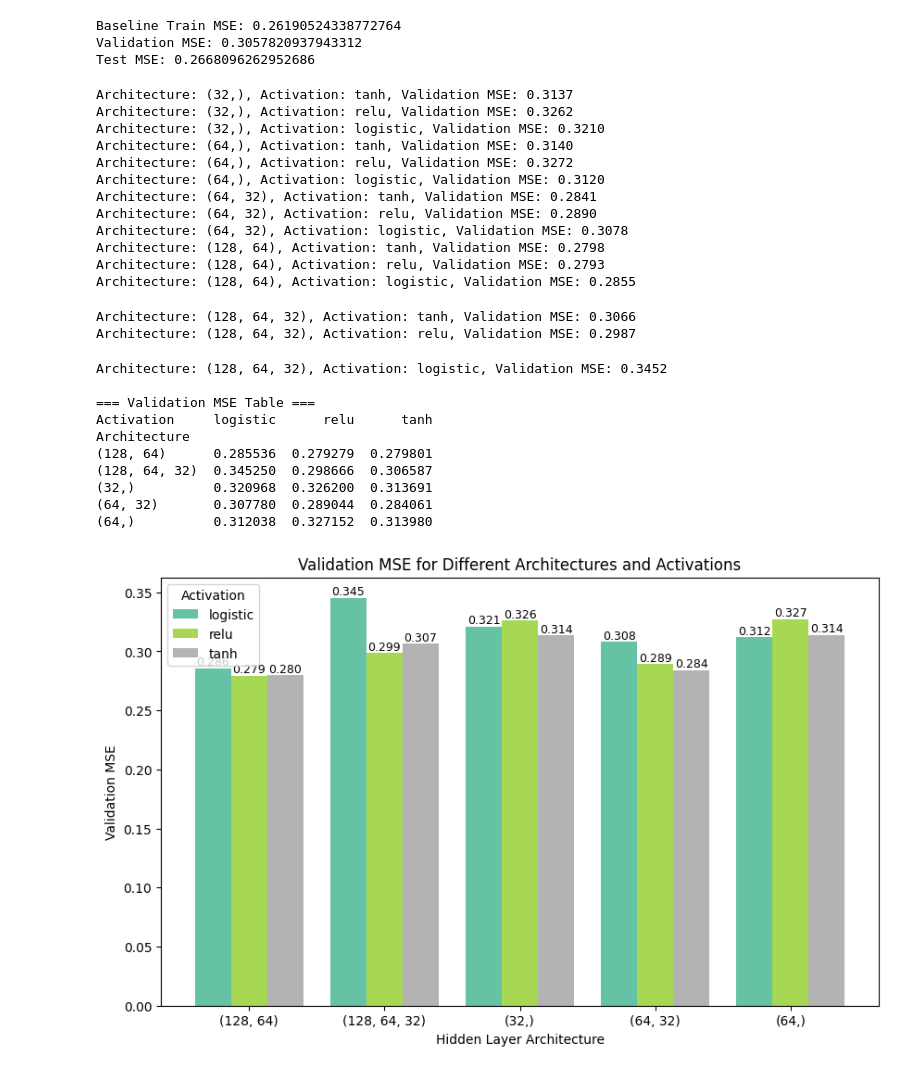
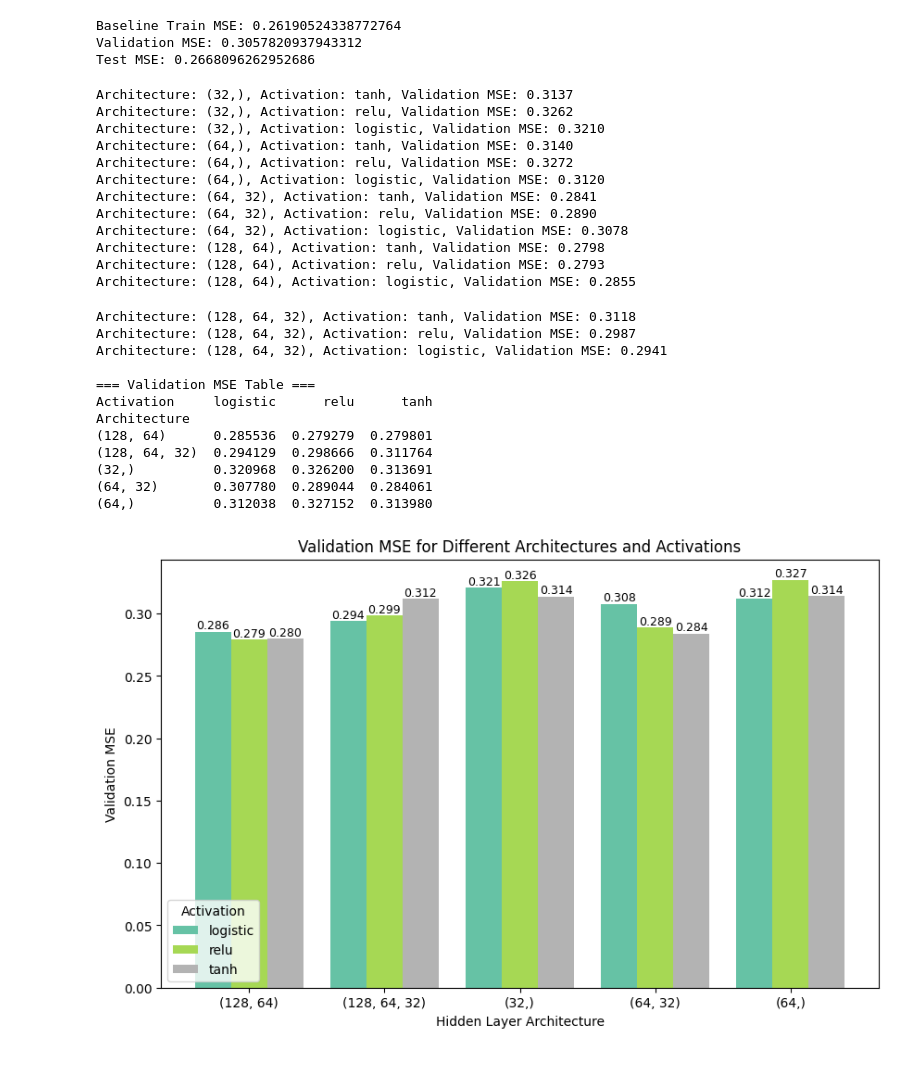
Before and after one commit to xfsd1448-uol/2603-Group-Project, a Jupyter notebook: main_Yannis.ipynb, the cells around one changed output. Drawn from its saved outputs; the diff is of its cells as text; code cells hidden in the pictures.

```diff
--- a/main_Yannis.ipynb
+++ b/main_Yannis.ipynb
@@ -378,7 +378,7 @@ for arch in architectures:
             activation=act,
             solver='adam',
             learning_rate_init=1e-3,
-            max_iter=500,
+            max_iter=600,
             n_iter_no_change=10,
             early_stopping=False,
             random_state=26
@@ -475,42 +475,42 @@ for p in ax.patches:
 
     height = p.get_height()
 
 
     # Place text at the center top of each bar
     # 在每个柱子的顶部中心位置标注数值
 
     ax.text(
         p.get_x() + p.get_width() / 2,
         height,
         f"{height:.3f}",
         ha='center',
         va='bottom',
         fontsize=9
     )
 plt.show()
 # %% [output]
 Architecture: (32,), Activation: tanh, Validation MSE: 0.3137
 Architecture: (32,), Activation: relu, Validation MSE: 0.3262
 Architecture: (32,), Activation: logistic, Validation MSE: 0.3210
 Architecture: (64,), Activation: tanh, Validation MSE: 0.3140
 Architecture: (64,), Activation: relu, Validation MSE: 0.3272
 Architecture: (64,), Activation: logistic, Validation MSE: 0.3120
 Architecture: (64, 32), Activation: tanh, Validation MSE: 0.2841
 Architecture: (64, 32), Activation: relu, Validation MSE: 0.2890
 Architecture: (64, 32), Activation: logistic, Validation MSE: 0.3078
 Architecture: (128, 64), Activation: tanh, Validation MSE: 0.2798
 Architecture: (128, 64), Activation: relu, Validation MSE: 0.2793
 Architecture: (128, 64), Activation: logistic, Validation MSE: 0.2855
-Architecture: (128, 64, 32), Activation: tanh, Validation MSE: 0.3066
+Architecture: (128, 64, 32), Activation: tanh, Validation MSE: 0.3118
 Architecture: (128, 64, 32), Activation: relu, Validation MSE: 0.2987
+Architecture: (128, 64, 32), Activation: logistic, Validation MSE: 0.2941
+
+=== Validation MSE Table ===
+Activation     logistic      relu      tanh
+Architecture
+(128, 64)      0.285536  0.279279  0.279801
+(128, 64, 32)  0.294129  0.298666  0.311764
+(32,)          0.320968  0.326200  0.313691
+(64, 32)       0.307780  0.289044  0.284061
+(64,)          0.312038  0.327152  0.313980
-Architecture: (128, 64, 32), Activation: logistic, Validation MSE: 0.3452
-
-=== Validation MSE Table ===
-Activation     logistic      relu      tanh
-Architecture
-(128, 64)      0.285536  0.279279  0.279801
-(128, 64, 32)  0.345250  0.298666  0.306587
-(32,)          0.320968  0.326200  0.313691
-(64, 32)       0.307780  0.289044  0.284061
-(64,)          0.312038  0.327152  0.313980
-[figure, old version]
+[figure, new version]
```
Also changed, not shown: 1 other file.
